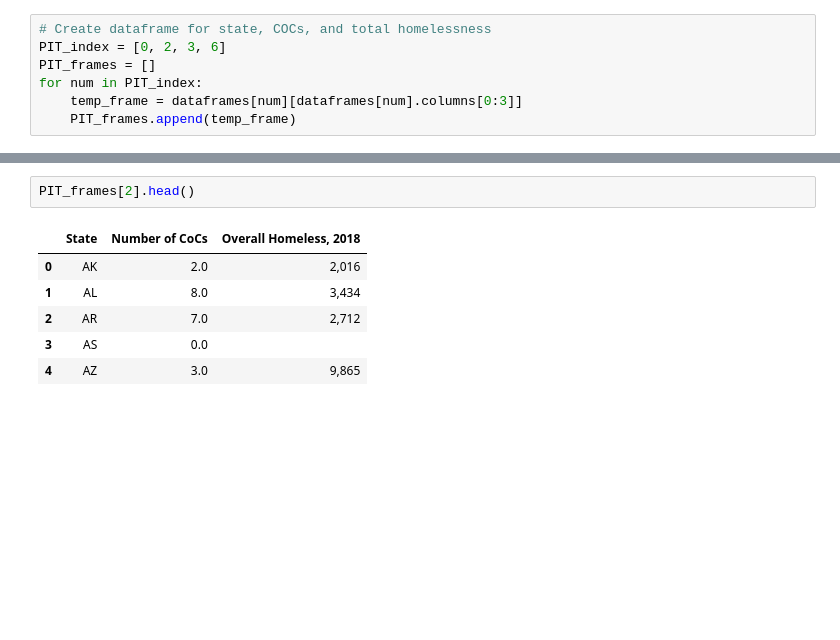
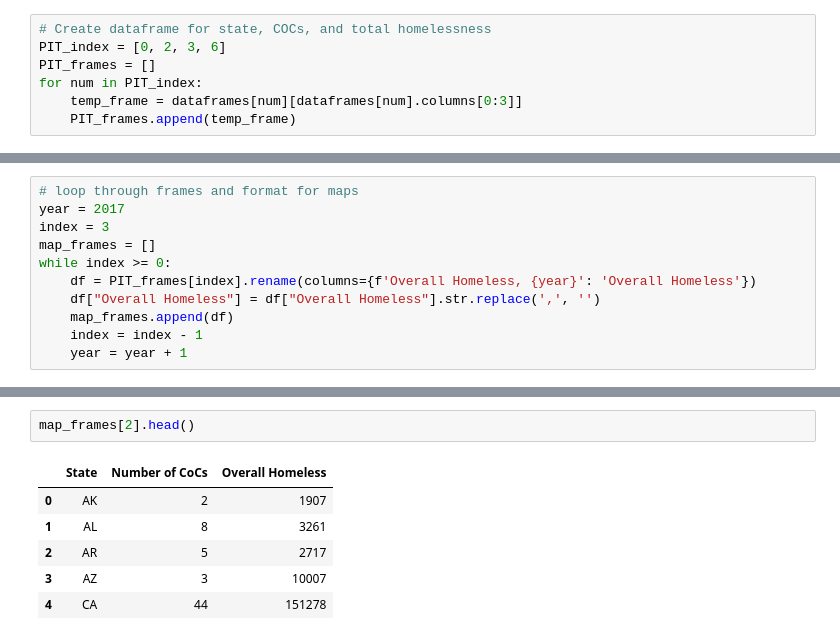
Before and after one commit to esther2897/project_one, a Jupyter notebook: Analysis.ipynb, the cells around one changed output, grey strips where cells are left out. Saved outputs shown, nothing was run; the diff lists cells and outputs as text; blank space fills up the shorter version.

```diff
--- a/Analysis.ipynb
+++ b/Analysis.ipynb
@@ -130,0 +121,11 @@ PIT_frames[1].head()
+# %%
+# loop through frames and format for maps
+year = 2017
+index = 3
+map_frames = []
+while index >= 0:
+    df = PIT_frames[index].rename(columns={f'Overall Homeless, {year}': 'Overall Homeless'})
+    df["Overall Homeless"] = df["Overall Homeless"].str.replace(',', '')
+    map_frames.append(df)
+    index = index - 1
+    year = year + 1
@@ -131,10 +156,10 @@ PIT_frames[1].head()
 # %%
-PIT_frames[2].head()
+map_frames[2].head()
 # %% [output]
-|  | State | Number of CoCs | Overall Homeless, 2018 |
-| 0 | AK | 2.0 | 2,016 |
-| 1 | AL | 8.0 | 3,434 |
-| 2 | AR | 7.0 | 2,712 |
-| 3 | AS | 0.0 |  |
-| 4 | AZ | 3.0 | 9,865 |
+|  | State | Number of CoCs | Overall Homeless |
+| 0 | AK | 2 | 1907 |
+| 1 | AL | 8 | 3261 |
+| 2 | AR | 5 | 2717 |
+| 3 | AZ | 3 | 10007 |
+| 4 | CA | 44 | 151278 |
 # %%
```
Also changed, not shown: parts of 6 cells of this notebook, 5 other files.
